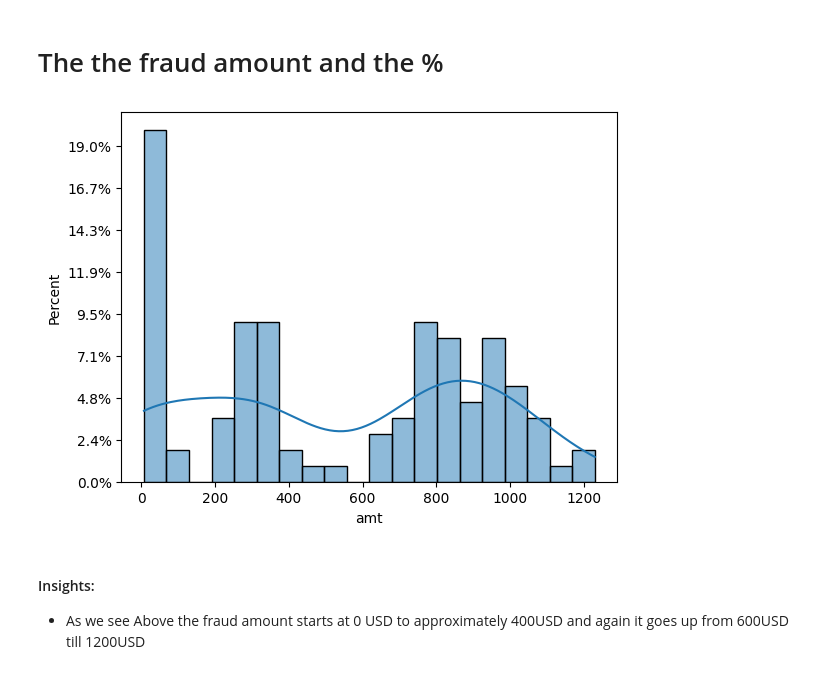
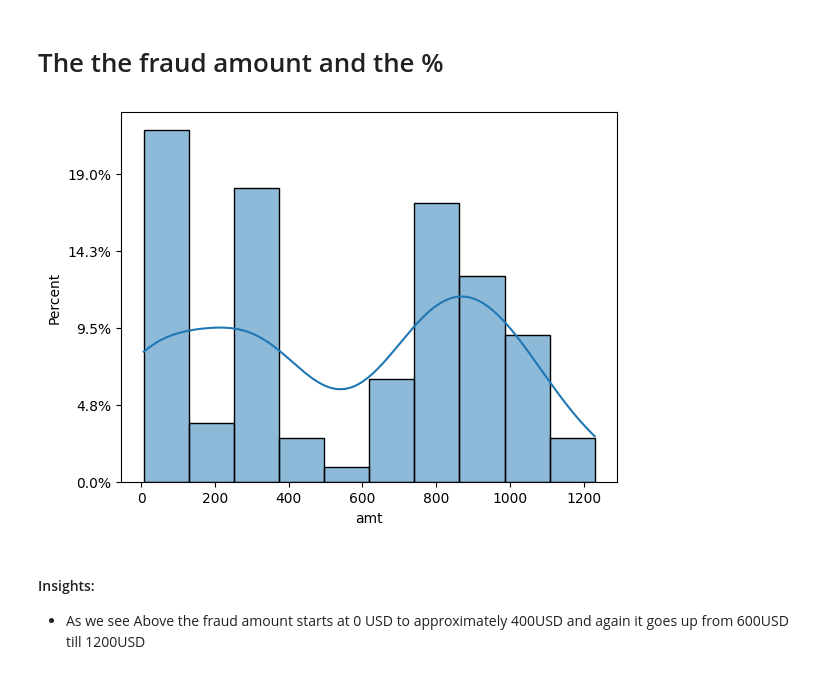
Before and after one commit to sobhimalak/Project-Predictive-Modeling-on-a-Real-World-Dataset, a Jupyter notebook: Credit_Card_Fraud_Detection.ipynb, the cells around one changed output. Saved outputs shown, nothing was run; the diff lists cells and outputs as text; code cells hidden in the pictures.

```diff
--- a/Credit_Card_Fraud_Detection.ipynb
+++ b/Credit_Card_Fraud_Detection.ipynb
@@ -21,7 +21,7 @@ from sklearn.tree import DecisionTreeClassifier
 from sklearn.ensemble import RandomForestClassifier
 from sklearn.svm import SVC
 # %%
-#Here there are 2 csv files one for training and other for testing
+#Here there are 2 csv files one for training and the other is for testing
 
-df1=pd.read_csv("/Users/sobhione/Documents/JENSENS-SCHOOL/ML-Supervised-Learning/Project: Predictive Modeling on a Real-World Dataset/dfv3-1.csv")
-df2=pd.read_csv("/Users/sobhione/Documents/JENSENS-SCHOOL/ML-Supervised-Learning/Project: Predictive Modeling on a Real-World Dataset/dfv3-2.csv")
+df1=pd.read_csv("/Users/sobhione/Documents/JENSENS-SCHOOL/ML-Supervised-Learning/Project-Predictive-Modeling-on-a-Real-World-Dataset/dfv3-1.csv")
+df2=pd.read_csv("/Users/sobhione/Documents/JENSENS-SCHOOL/ML-Supervised-Learning/Project-Predictive-Modeling-on-a-Real-World-Dataset/dfv3-2.csv")
@@ -284,14 +285,14 @@ Text(0.5, 1.0, 'Fraud Data')
 # %%
 import matplotlib.ticker as ticker
 
 # histplot for fraud amount vs percent
 
-plot = sns.histplot(x='amt',data=fraud_data,bins= 20,stat='percent' ,kde=True) # using only fraud data
+plot = sns.histplot(x='amt',data=fraud_data,bins= 10,stat='percent' ,kde=True) # using only fraud data
 
 # Format y-axis labels with percentage sign
 plot.yaxis.set_major_formatter(ticker.PercentFormatter(xmax=len(fraud_data)))
 # %% [output]
-[figure, old version]
+[figure, new version]
 # %% [markdown]
 #### Insights:
 * As we see Above the fraud amount starts at 0 USD to approximately 400USD and again it goes up from 600USD till 1200USD
```
Also changed, not shown: parts of 24 cells of this notebook.
